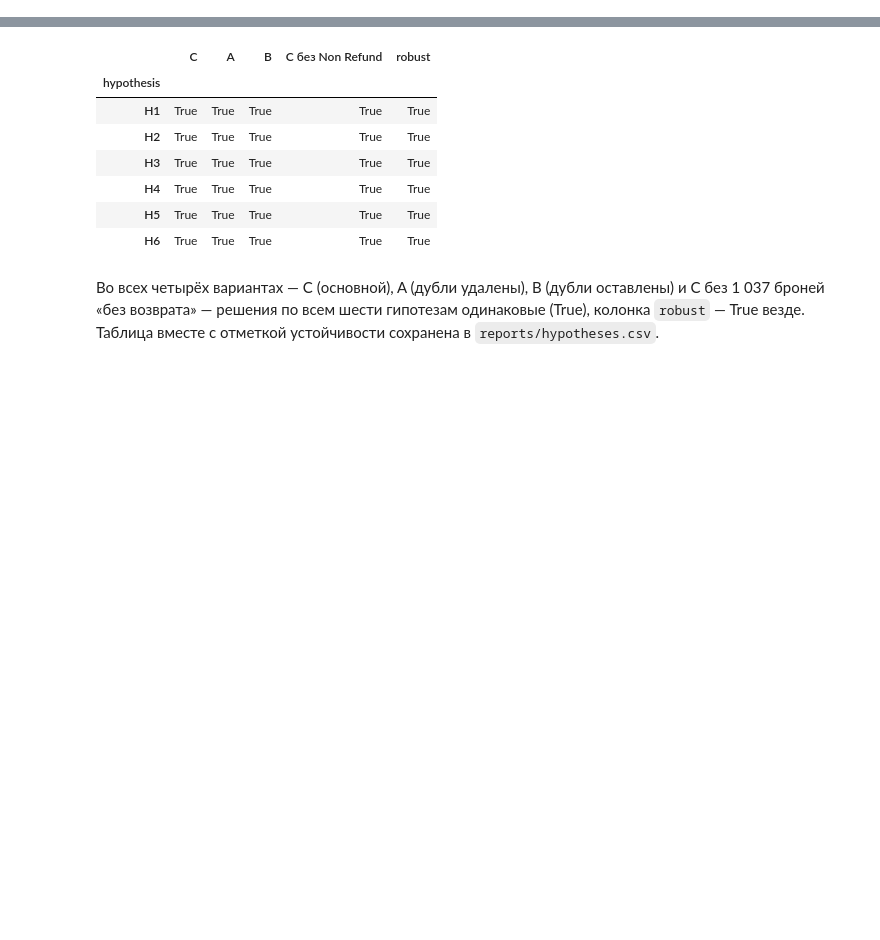
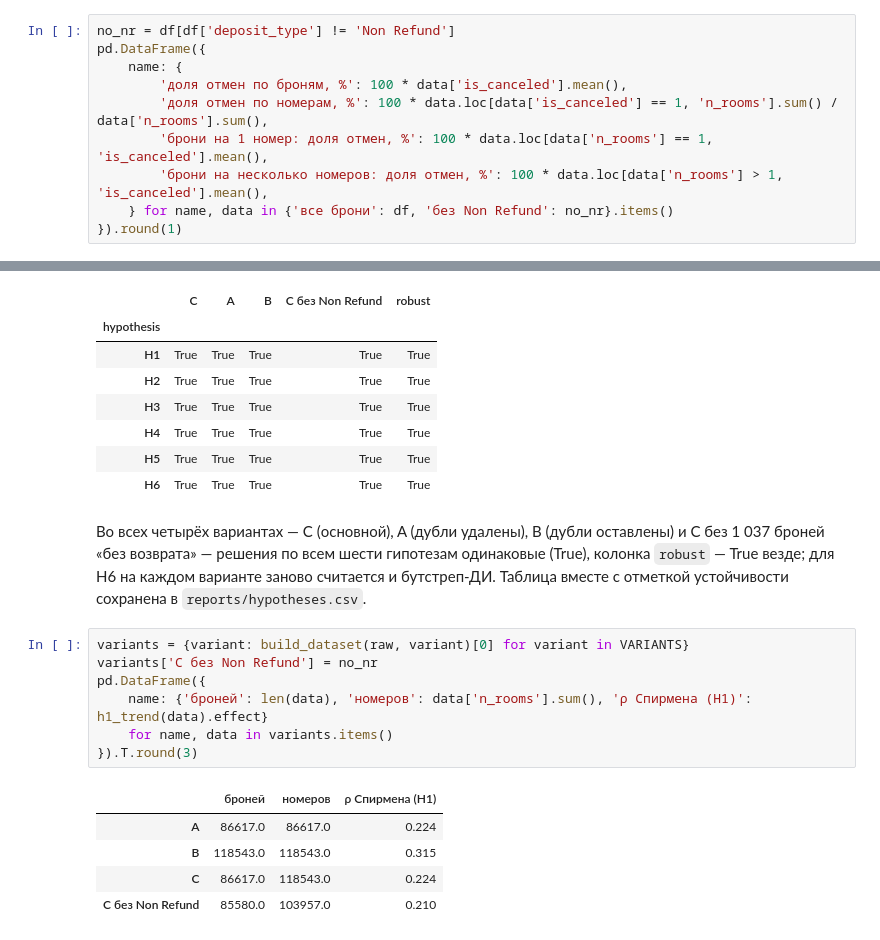
Before and after one commit to obivanio/hotel-cancellations-hse, a Jupyter notebook: notebooks/02_eda_hypotheses.ipynb, the cells around one changed output, grey strips where cells are left out. Saved outputs shown, nothing was run; the diff lists cells and outputs as text; blank space fills up the shorter version.

```diff
--- a/notebooks/02_eda_hypotheses.ipynb
+++ b/notebooks/02_eda_hypotheses.ipynb
@@ -64,0 +67,10 @@ dtype: object
+# %%
+no_nr = df[df['deposit_type'] != 'Non Refund']
+pd.DataFrame({
+    name: {
+        'доля отмен по броням, %': 100 * data['is_canceled'].mean(),
+        'доля отмен по номерам, %': 100 * data.loc[data['is_canceled'] == 1, 'n_rooms'].sum() / data['n_rooms'].sum(),
+        'брони на 1 номер: доля отмен, %': 100 * data.loc[data['n_rooms'] == 1, 'is_canceled'].mean(),
+        'брони на несколько номеров: доля отмен, %': 100 * data.loc[data['n_rooms'] > 1, 'is_canceled'].mean(),
+    } for name, data in {'все брони': df, 'без Non Refund': no_nr}.items()
+}).round(1)
@@ -646,4 +721,17 @@ decisions
 | H5 | True | True | True | True | True |
 | H6 | True | True | True | True | True |
 # %% [markdown]
-Во всех четырёх вариантах — C (основной), A (дубли удалены), B (дубли оставлены) и C без 1 037 броней «без возврата» — решения по всем шести гипотезам одинаковые (True), колонка `robust` — True везде. Таблица вместе с отметкой устойчивости сохранена в `reports/hypotheses.csv`.
+Во всех четырёх вариантах — C (основной), A (дубли удалены), B (дубли оставлены) и C без 1 037 броней «без возврата» — решения по всем шести гипотезам одинаковые (True), колонка `robust` — True везде; для H6 на каждом варианте заново считается и бутстреп-ДИ. Таблица вместе с отметкой устойчивости сохранена в `reports/hypotheses.csv`.
+# %%
+variants = {variant: build_dataset(raw, variant)[0] for variant in VARIANTS}
+variants['C без Non Refund'] = no_nr
+pd.DataFrame({
+    name: {'броней': len(data), 'номеров': data['n_rooms'].sum(), 'ρ Спирмена (H1)': h1_trend(data).effect}
+    for name, data in variants.items()
+}).T.round(3)
+# %% [output]
+|  | броней | номеров | ρ Спирмена (H1) |
+| A | 86617.0 | 86617.0 | 0.224 |
+| B | 118543.0 | 118543.0 | 0.315 |
+| C | 86617.0 | 118543.0 | 0.224 |
+| C без Non Refund | 85580.0 | 103957.0 | 0.210 |
```
Also changed, not shown: parts of 44 cells of this notebook, 4 other files.
